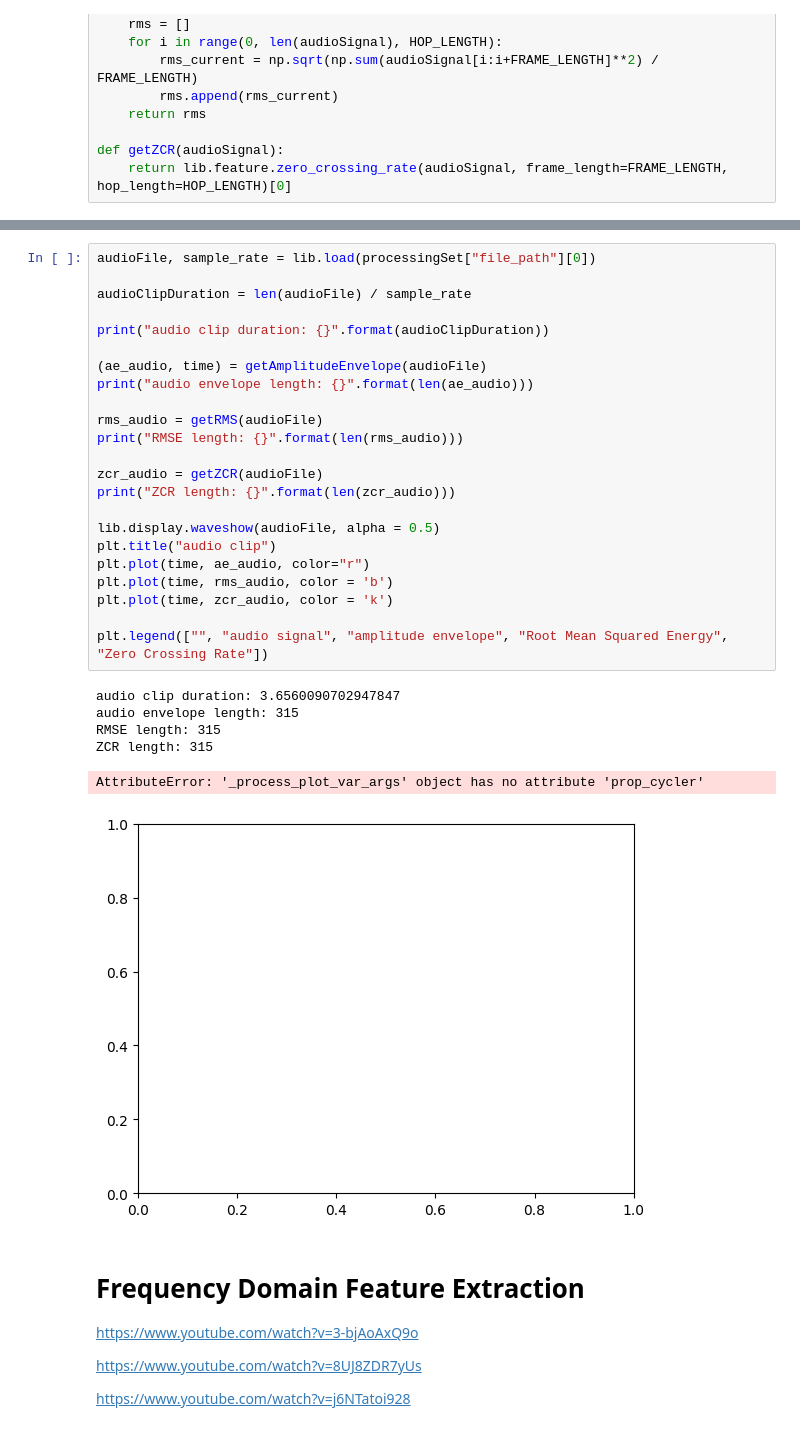
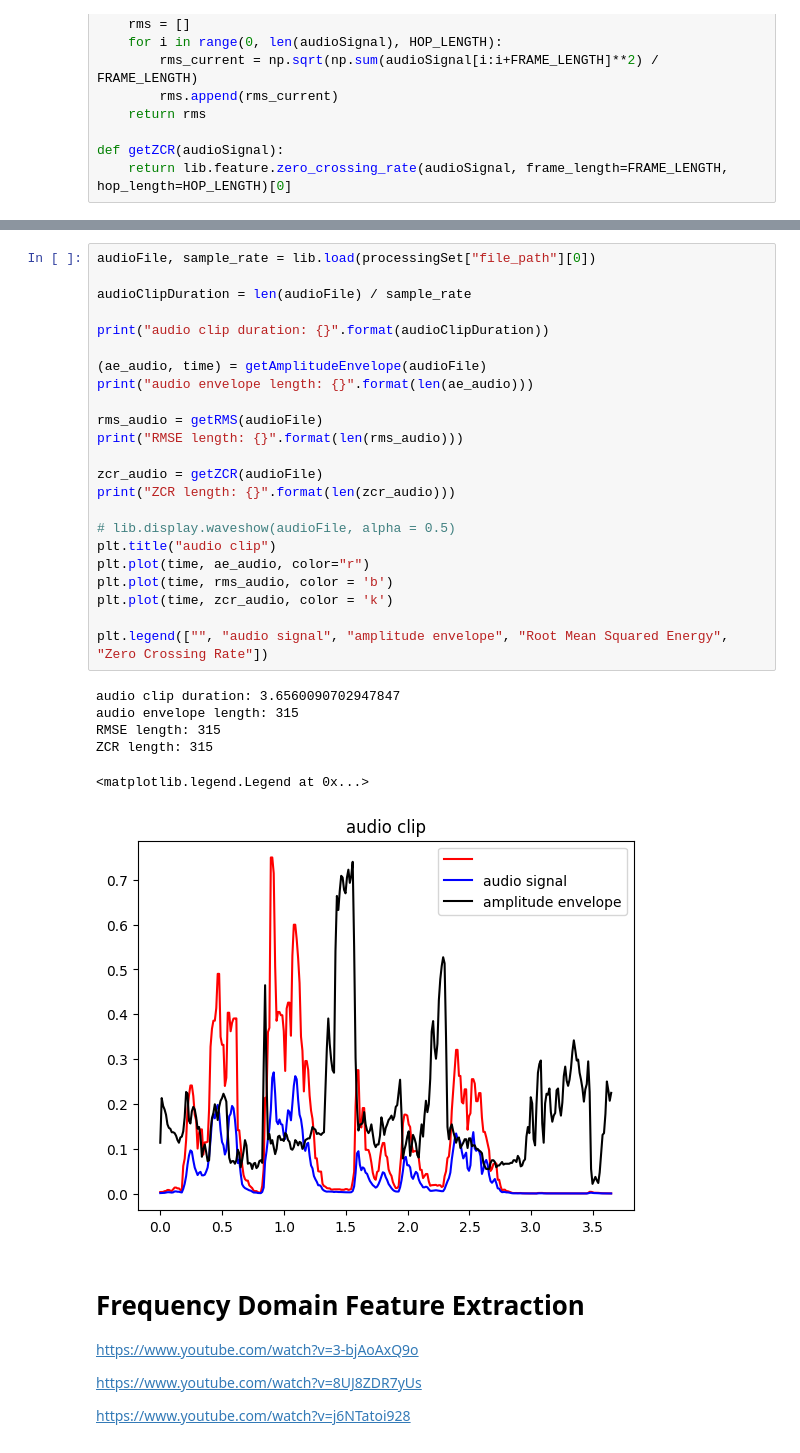
Before and after one commit to Andrew-JG-Ha/BERSt_Vocal_Emotion_Recognition, a Jupyter notebook: models/DataProcessing.ipynb, the cells around one changed output, grey strips where cells are left out. Drawn from its saved outputs; the diff is of its cells as text.

Commit message:
Improve RNN Learning Image Generation in Data Processing

```diff
--- a/models/DataProcessing.ipynb
+++ b/models/DataProcessing.ipynb
@@ -128,33 +128,33 @@ ipd.Audio(processingSet["file_path"][0])
 # %%
 audioFile, sample_rate = lib.load(processingSet["file_path"][0])
 
 audioClipDuration = len(audioFile) / sample_rate
 
 print("audio clip duration: {}".format(audioClipDuration))
 
 (ae_audio, time) = getAmplitudeEnvelope(audioFile)
 print("audio envelope length: {}".format(len(ae_audio)))
 
 rms_audio = getRMS(audioFile)
 print("RMSE length: {}".format(len(rms_audio)))
 
 zcr_audio = getZCR(audioFile)
 print("ZCR length: {}".format(len(zcr_audio)))
 
-lib.display.waveshow(audioFile, alpha = 0.5)
+# lib.display.waveshow(audioFile, alpha = 0.5)
 plt.title("audio clip")
 plt.plot(time, ae_audio, color="r")
 plt.plot(time, rms_audio, color = 'b')
 plt.plot(time, zcr_audio, color = 'k')
 
 plt.legend(["", "audio signal", "amplitude envelope", "Root Mean Squared Energy", "Zero Crossing Rate"])
 # %% [output]
 audio clip duration: 3.6560090702947847
 audio envelope length: 315
 RMSE length: 315
 ZCR length: 315
-AttributeError: '_process_plot_var_args' object has no attribute 'prop_cycler'
+<matplotlib.legend.Legend at 0x...>
-[figure, old version]
+[figure, new version]
 # %% [markdown]
 Frequency Domain Feature Extraction
 =========
```
Also changed, not shown: parts of 3 cells of this notebook, 1 other file.
